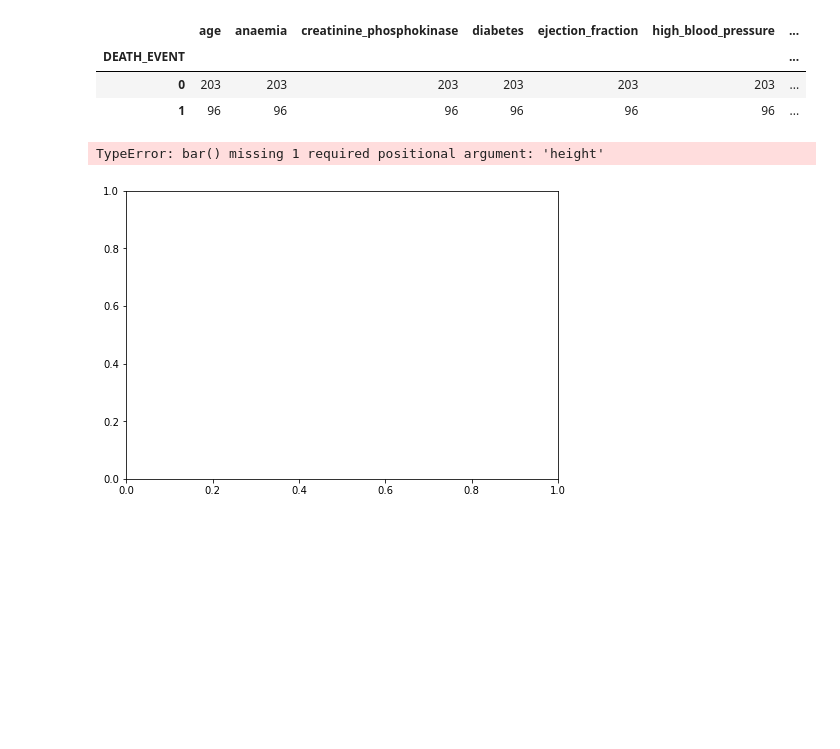
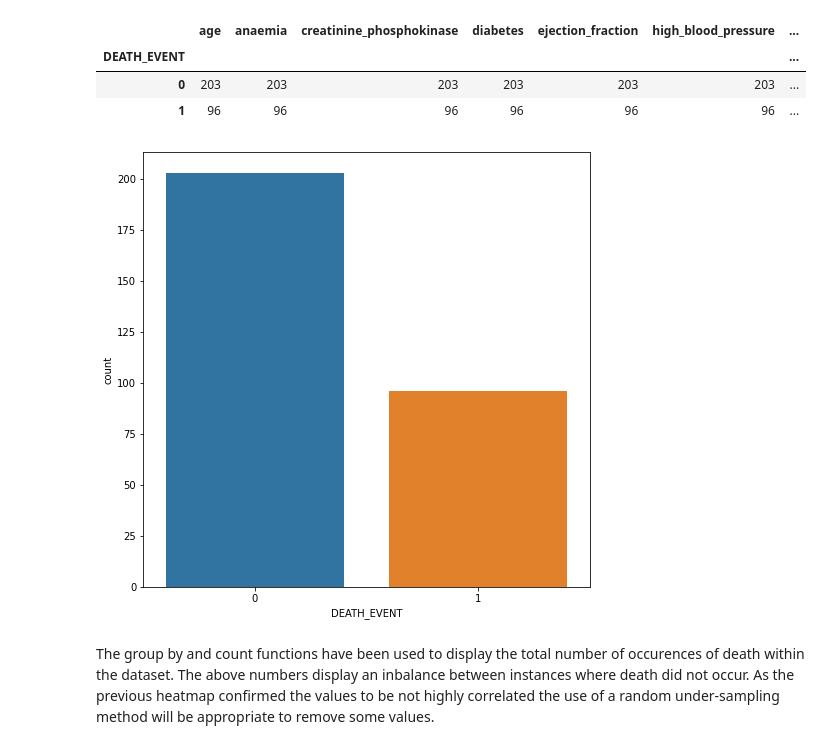
Before and after one commit to onepoint16/bigdata_cw2, a Jupyter notebook: notebook/heart_failure_prediction.ipynb, the cells around one changed output. Drawn from its saved outputs; the diff is of its cells as text; code cells hidden in the pictures; blank space fills up the shorter version.

```diff
--- a/notebook/heart_failure_prediction.ipynb
+++ b/notebook/heart_failure_prediction.ipynb
@@ -163,11 +183,11 @@ data.groupby("DEATH_EVENT").count()
 | DEATH_EVENT |  |  |  |  |  |  | ... |
 | 0 | 203 | 203 | 203 | 203 | 203 | 203 | ... |
 | 1 | 96 | 96 | 96 | 96 | 96 | 96 | ... |
-# %%
-fig = plt.figure()
-ax = fig.add_axes([0,0,1,1])
-ax.bar(data.groupby("DEATH_EVENT").count())
-plt.show()
-# %% [output]
-TypeError: bar() missing 1 required positional argument: 'height'
-[figure, removed]
+# %%
+plt.figure(figsize=(8,8))
+sns.countplot(x="DEATH_EVENT",data=data)
+plt.show()
+# %% [output]
+[figure, added]
+# %% [markdown]
+The group by and count functions have been used to display the total number of occurences of death within the dataset. The above numbers display an inbalance between instances where death did not occur. As the previous heatmap confirmed the values to be not highly correlated the use of a random under-sampling method will be appropriate to remove some values.
```
Also changed, not shown: parts of 45 cells of this notebook, 1 other file.
